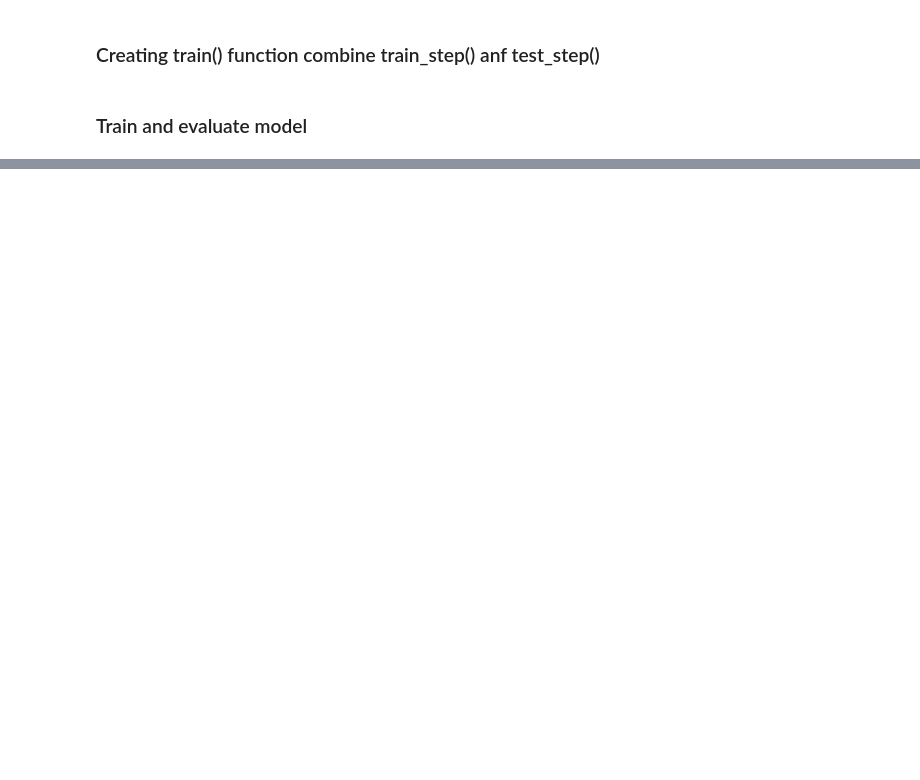
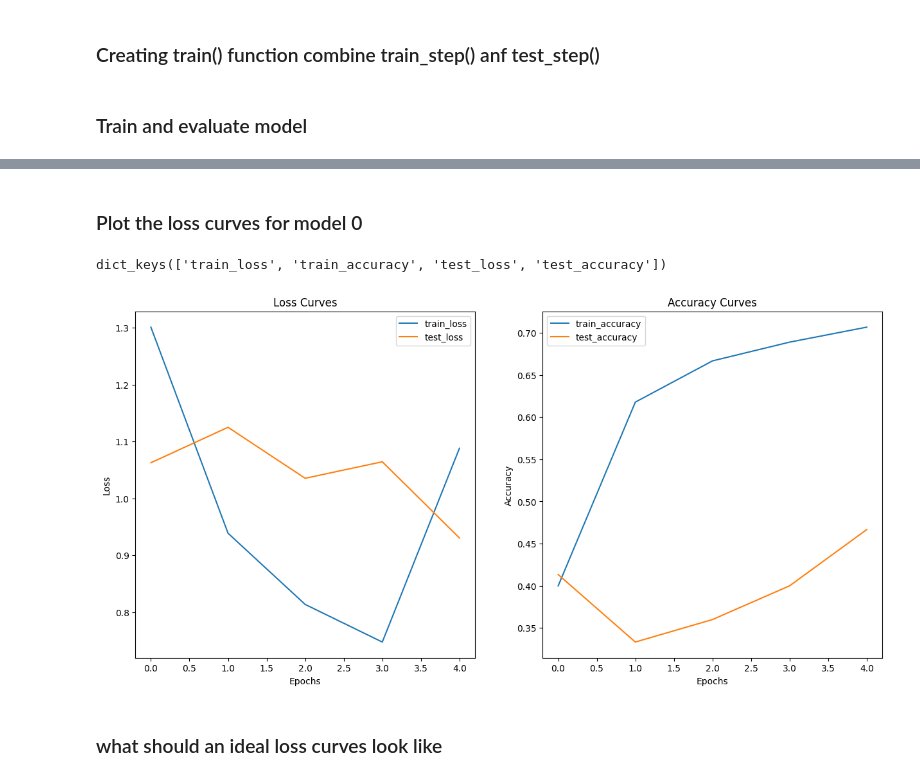
Before and after one commit to abdrhmner/deep-learning-by-pytorch, a Jupyter notebook: pytorch_custom_datasets.ipynb, the cells around one changed output, grey strips where cells are left out. Saved outputs shown, nothing was run; the diff lists cells and outputs as text; code cells hidden in the pictures; blank space fills up the shorter version.

```diff
--- a/pytorch_custom_datasets.ipynb
+++ b/pytorch_custom_datasets.ipynb
@@ -612,7 +617,7 @@ from tqdm.auto import tqdm
 def train(model: torch.nn.Module,
             train_dataloader:torch.utils.data.DataLoader,
             test_dataloader:torch.utils.data.DataLoader,
-            optimizer,
+            optimizer:torch.optim.Optimizer,
             loss_fn:torch.nn.Module=nn.CrossEntropyLoss(),epochs: int=5,device=device
             ):
     # Create a results dictionary
@@ -641,7 +646,7 @@ from tqdm.auto import tqdm
 def train(model: torch.nn.Module,
           train_dataloader: torch.utils.data.DataLoader,
           test_dataloader: torch.utils.data.DataLoader,
-          optimizer,
+          optimizer:torch.optim.Optimizer,
           loss_fn: torch.nn.Module = nn.CrossEntropyLoss(),
           epochs: int = 5,
           device=device):
@@ -725,0 +754,46 @@ Total training time : 127.765 seconds
+# %% [markdown]
+### Plot the loss curves for model 0
+# %%
+model_0_result.keys()
+# %% [output]
+dict_keys(['train_loss', 'train_accuracy', 'test_loss', 'test_accuracy'])
+# %%
+def plot_loss_curves(results: Dict[str,List[float]]):
+    """
+    Returns separate loss curves for training and test metrics.
+    Args:
+      results: Dictionary of training results. Expects the keys:
+        "train_loss", "train_accuracy", "test_loss", "test_accuracy"
+    """
+    # Get the loss values from the results dictionary
+    loss = results["train_loss"]
+    test_loss = results["test_loss"]
+    accuracy= results["train_accuracy"]
+    test_accuracy= results["test_accuracy"]
+    # Create number of epochs variable
+    epochs = range(len(loss))
+    # Plot the loss curves
+    plt.figure(figsize=(15,7))
+    plt.subplot(1,2,1)
+    plt.plot(epochs, loss, label="train_loss")
+    plt.plot(epochs, test_loss, label="test_loss")
+    # Add title and labels to the plot
+    plt.title("Loss Curves")
+    plt.xlabel("Epochs")
+    plt.ylabel("Loss")
+    plt.legend()
+    plt.subplot(1,2,2)
+    plt.plot(epochs, accuracy, label="train_accuracy")
+    plt.plot(epochs, test_accuracy, label="test_accuracy")
+    # Add title and labels to the plot
+    plt.title("Accuracy Curves")
+    plt.xlabel("Epochs")
+    plt.ylabel("Accuracy")
+    plt.legend()
+    plt.show()
+# %%
+plot_loss_curves(model_0_result)
+# %% [output]
+[figure, added]
+# %% [markdown]
+### what should an ideal  loss curves look like
```
Also changed, not shown: parts of 6 cells of this notebook.
